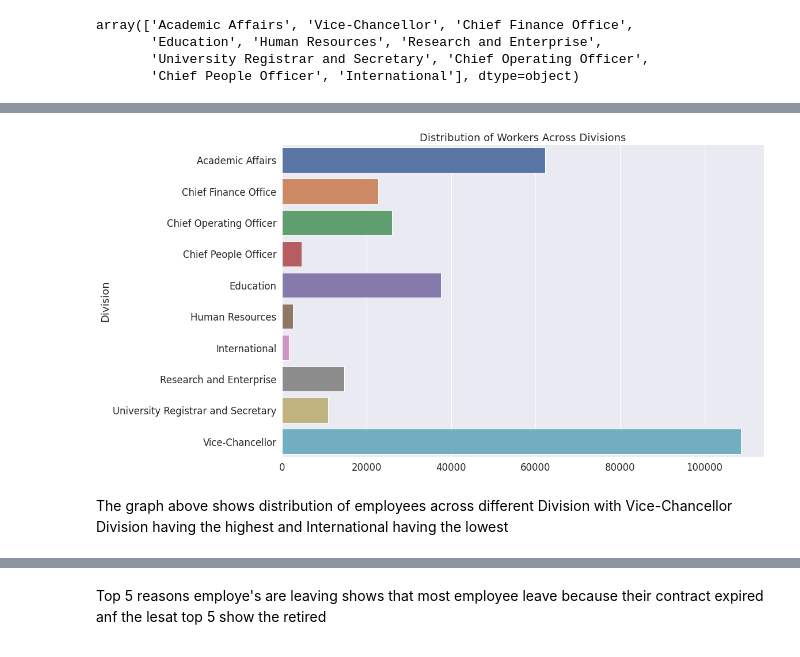
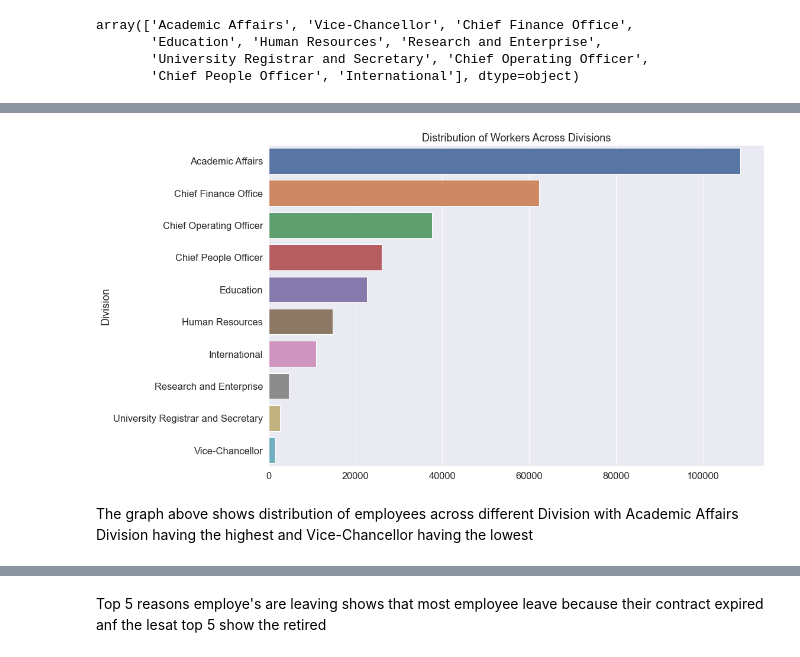
Before and after one commit to thatquams/Employee-churn-Prediction, a Jupyter notebook: HR_Project.ipynb, the cells around one changed output, grey strips where cells are left out. Saved outputs shown, nothing was run; the diff lists cells and outputs as text; code cells hidden in the pictures.

```diff
--- a/HR_Project.ipynb
+++ b/HR_Project.ipynb
@@ -33,7 +24,7 @@ C=pd.read_excel('drive/MyDrive/Employees_Churn_Prediction/2020_03_31_Establishme
 # %%
-D=pd.read_excel('drive/MyDrive/Employees_Churn_Prediction/2021_03_31_Establishment_Data_Extract.xlsx')
+D=pd.read_excel('datasets/2021_03_31_Establishment_Data_Extract.xlsx')
 # %%
-E=pd.read_excel('drive/MyDrive/Employees_Churn_Prediction/2022_03_31_Establishment_Data_Extract.xlsx')
+E=pd.read_excel('datasets/2022_03_31_Establishment_Data_Extract.xlsx')
 # %% [markdown]
 Checking across each file
 # %%
@@ -116,4 +99,0 @@ As the aim of this project is to predict employees churn, so we are generating t
-# %%
-df['LEAVING REASON'].isna().sum()
-# Generate the Churn Column
-df['Churn'] = np.where(df['LEAVING REASON'].isnull(), 'No', 'Yes')
@@ -131,4 +99,0 @@ Since Employees leave the organization for two reasons which are **VOLUNTARILY**
-# %%
-invol = [ 'Dismissal',' Redundancy','Mutual Exit']
-
-df['LEAVING REASON'] = np.where(df['LEAVING REASON'].isin(invol), "Involuntarily", "Voluntarily")
@@ -236,14 +168,15 @@ Name: SALARY, dtype: int64
 # %%
 sns.set_theme(font_scale=1.5)
 plt.figure(figsize=(15,10))
-sns.barplot(x=df.groupby('Division').Division.count().values,y=df.groupby('Division').Division.count().index)
+sns.barplot(x=df.groupby('Division').Division.count().sort_values(ascending=False).values
+            ,y=df.groupby('Division').Division.count().index)
 plt.title('Distribution of Workers Across Divisions')
 plt.show()
 # %% [output]
-[figure, old version]
+[figure, new version]
 # %% [markdown]
-The graph above shows distribution of employees across different Division with Vice-Chancellor Division
-having the highest and International having the lowest
+The graph above shows distribution of employees across different Division with Academic Affairs Division
+having the highest and Vice-Chancellor having the lowest
 # %%
 reason=df.groupby('LEAVING REASON')['LEAVING REASON'].count().sort_values(ascending=False)[:5]
 reason
```
Also changed, not shown: parts of 110 cells of this notebook.
